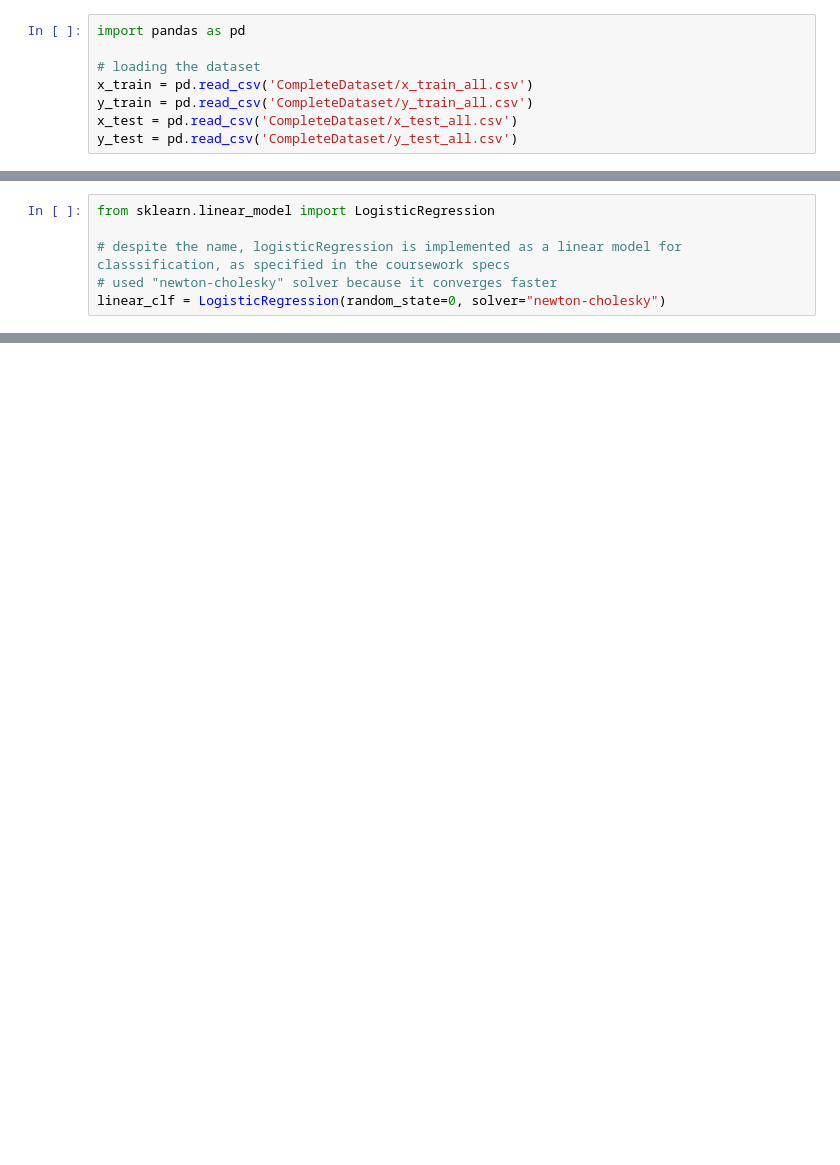
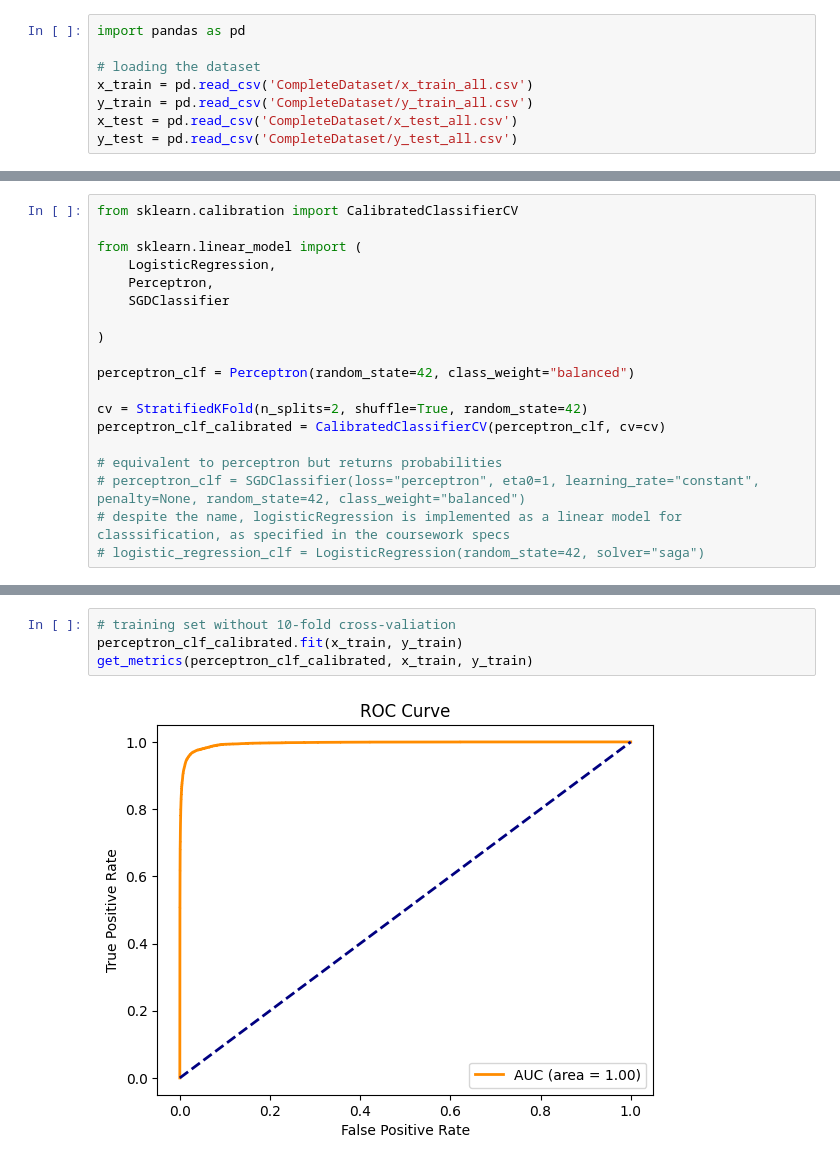
Before and after one commit to Suhail270/DMML_Part4, a Jupyter notebook: part_4_v2.ipynb, the cells around one changed output, grey strips where cells are left out. Drawn from its saved outputs; the diff is of its cells as text; blank space fills up the shorter version.

```diff
--- a/part_4_v2.ipynb
+++ b/part_4_v2.ipynb
@@ -154,6 +287,19 @@ def get_cross_val_metrics(clf, x_train, y_train):
 # %%
-from sklearn.linear_model import LogisticRegression
+from sklearn.calibration import CalibratedClassifierCV
 
+from sklearn.linear_model import (
+    LogisticRegression,
+    Perceptron,
+    SGDClassifier
+
+)
+
+perceptron_clf = Perceptron(random_state=42, class_weight="balanced")
+
+cv = StratifiedKFold(n_splits=2, shuffle=True, random_state=42)
+perceptron_clf_calibrated = CalibratedClassifierCV(perceptron_clf, cv=cv)
+
+# equivalent to perceptron but returns probabilities
+# perceptron_clf = SGDClassifier(loss="perceptron", eta0=1, learning_rate="constant", penalty=None, random_state=42, class_weight="balanced")
 # despite the name, logisticRegression is implemented as a linear model for classsification, as specified in the coursework specs
-# used "newton-cholesky" solver because it converges faster
-linear_clf = LogisticRegression(random_state=0, solver="newton-cholesky")
+# logistic_regression_clf = LogisticRegression(random_state=42, solver="saga")
@@ -159,0 +313,6 @@ linear_clf = LogisticRegression(random_state=0, solver="newton-cholesky")
+# %%
+# training set without 10-fold cross-valiation
+perceptron_clf_calibrated.fit(x_train, y_train)
+get_metrics(perceptron_clf_calibrated, x_train, y_train)
+# %% [output]
+[figure, added]
```
Also changed, not shown: parts of 25 cells of this notebook, 1 other file.
